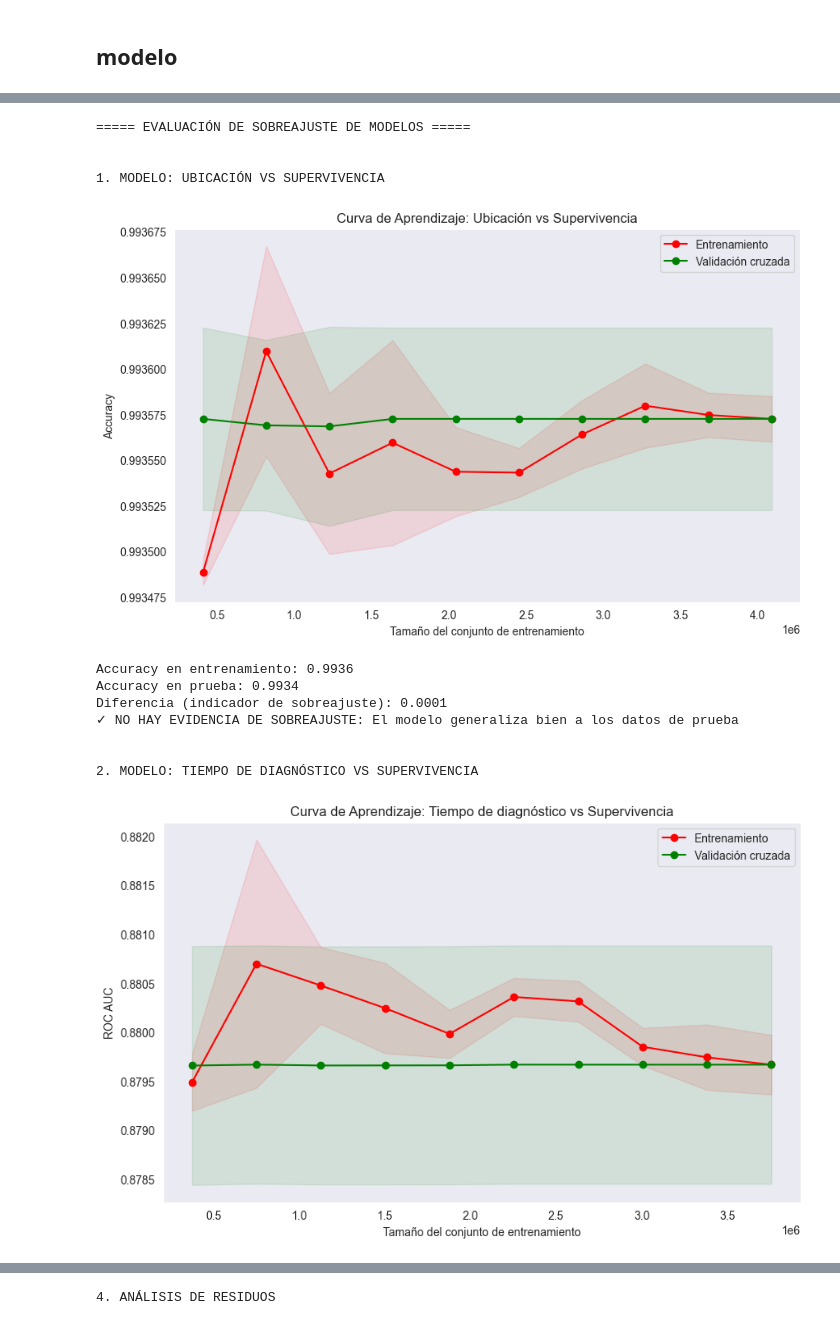
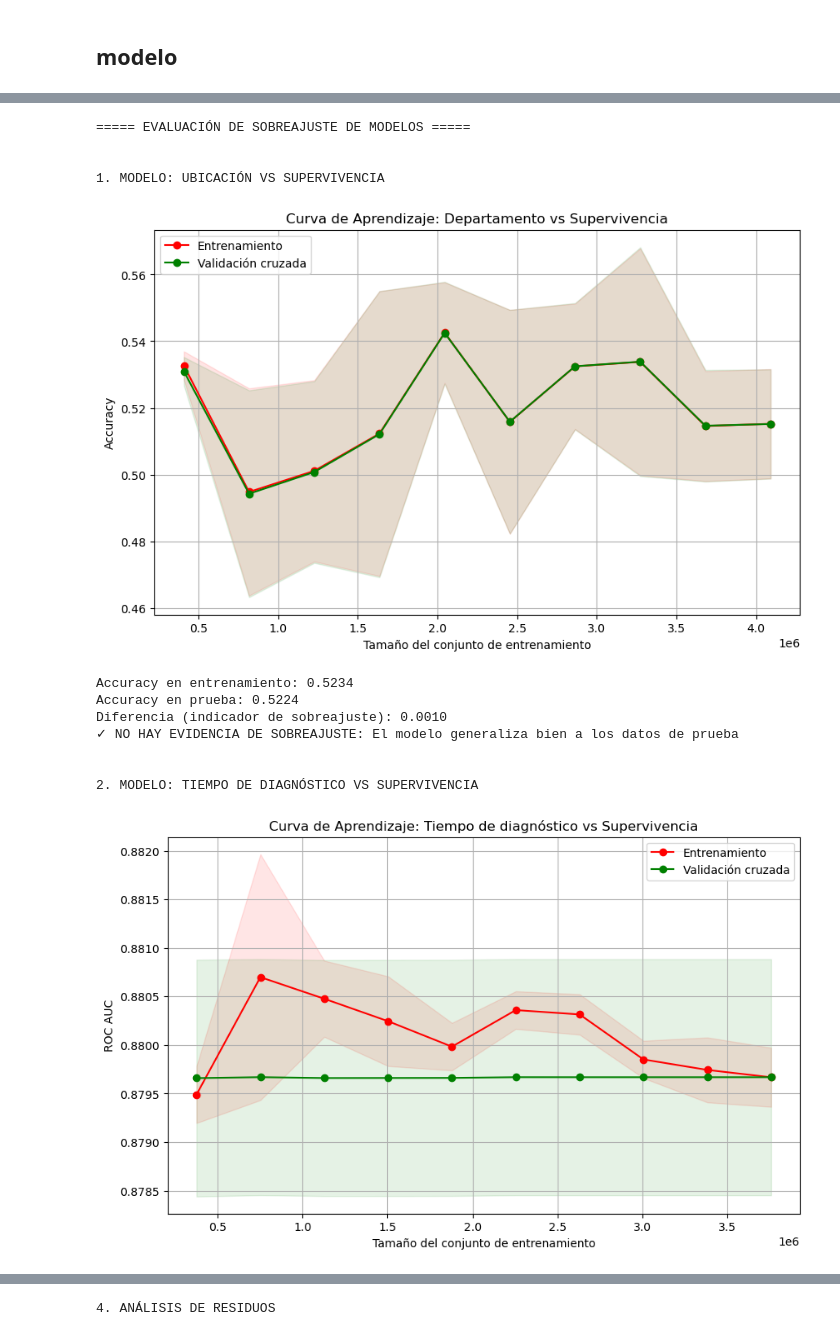
Before and after one commit to AGGE82/AnaliticProject, a Jupyter notebook: project.ipynb, the cells around one changed output, grey strips where cells are left out. Cells and saved outputs as stored; diff of their text form; code cells hidden in the pictures.

Commit message:
correccion ubicacion

```diff
--- a/project.ipynb
+++ b/project.ipynb
@@ -122,7 +122,7 @@ Pertenencia étnica               2156
 dias_diagnostico               508037
 dtype: int64
 # %%
-categorical_columns = ['Ubicación del caso', 'Estado', 'Recuperado', 'Fecha de recuperación', 'Tipo de recuperación']
+categorical_columns = ['Nombre departamento','Nombre municipio', 'Estado', 'Recuperado', 'Fecha de recuperación', 'Tipo de recuperación']
 for col in categorical_columns:
     covid[col] = covid[col].fillna(covid[col].mode()[0])
 # %% [markdown]
@@ -356,15 +359,15 @@ print("===== EVALUACIÓN DE SOBREAJUSTE DE MODELOS =====")
 
 # 1. Modelo de ubicación vs supervivencia
 print("\n\n1. MODELO: UBICACIÓN VS SUPERVIVENCIA")
-covid_ubicacion = covid.dropna(subset=['sobrevivio', 'Ubicación del caso'])
+covid_ubicacion = covid.dropna(subset=['sobrevivio', 'Nombre departamento'])
 
 # Filtrar ubicaciones poco frecuentes
-ubicacion_counts = covid_ubicacion.groupby('Ubicación del caso')['sobrevivio'].agg(['mean', 'count'])
+ubicacion_counts = covid_ubicacion.groupby('Nombre departamento')['sobrevivio'].agg(['mean', 'count'])
 min_samples = 30
 ubicaciones_validas = ubicacion_counts[ubicacion_counts['count'] >= min_samples].index
-covid_ubicacion = covid_ubicacion[covid_ubicacion['Ubicación del caso'].isin(ubicaciones_validas)]
+covid_ubicacion = covid_ubicacion[covid_ubicacion['Nombre departamento'].isin(ubicaciones_validas)]
 
-X_ubicacion = covid_ubicacion['Ubicación del caso'].values.reshape(-1, 1)
+X_ubicacion = covid_ubicacion['Nombre departamento'].values.reshape(-1, 1)
 y_ubicacion = covid_ubicacion['sobrevivio']
 
 # Dividir los datos
@@ -394,7 +397,7 @@ test_std = np.std(test_scores, axis=1)
 
 # Graficar curva de aprendizaje
 plt.figure(figsize=(10, 6))
-plt.title("Curva de Aprendizaje: Ubicación vs Supervivencia")
+plt.title("Curva de Aprendizaje: Departamento vs Supervivencia")
 plt.xlabel("Tamaño del conjunto de entrenamiento")
 plt.ylabel("Accuracy")
 plt.grid()
@@ -605,42 +608,42 @@ plt.semilogx(C_values, train_scores, 'o-', label="Entrenamiento", color='r')
 plt.semilogx(C_values, test_scores, 'o-', label="Prueba", color='g')
 plt.legend()
 plt.xlabel("Parámetro de regularización (C)")
 plt.ylabel("ROC AUC Score")
 plt.title("Efecto de la complejidad en el rendimiento del modelo")
 plt.grid()
 plt.show()
 
 # Mostrar mejor valor de C
 best_c_index = np.argmax(test_scores)
 best_c = C_values[best_c_index]
 print(f"Mejor valor de regularización C: {best_c}")
 print(f"ROC AUC con el mejor C - Entrenamiento: {train_scores[best_c_index]:.4f}, Prueba: {test_scores[best_c_index]:.4f}")
 
 # Conclusión sobre sobreajuste
 print("\n\n===== CONCLUSIÓN =====")
 if abs(train_acc - test_acc) > 0.05 or abs(train_roc_auc - test_roc_auc) > 0.05:
     print("⚠️ Al menos uno de los modelos muestra signos de sobreajuste.")
     print("   Recomendaciones:")
     print("   1. Aumentar la regularización (disminuir el parámetro C)")
     print("   2. Reducir la complejidad del modelo")
     print("   3. Recopilar más datos si es posible")
 else:
     print("✓ Los modelos no muestran evidencia significativa de sobreajuste.")
     print("   Los modelos generalizan bien a los datos no vistos y son adecuados para el análisis.")
 # %% [output]
 ===== EVALUACIÓN DE SOBREAJUSTE DE MODELOS =====
 
 
 1. MODELO: UBICACIÓN VS SUPERVIVENCIA
-[figure, old version]
+[figure, new version]
-Accuracy en entrenamiento: 0.9936
-Accuracy en prueba: 0.9934
-Diferencia (indicador de sobreajuste): 0.0001
+Accuracy en entrenamiento: 0.5234
+Accuracy en prueba: 0.5224
+Diferencia (indicador de sobreajuste): 0.0010
 ✓ NO HAY EVIDENCIA DE SOBREAJUSTE: El modelo generaliza bien a los datos de prueba
 
 
 2. MODELO: TIEMPO DE DIAGNÓSTICO VS SUPERVIVENCIA
-[figure, old version]
+[figure, new version]
 ROC AUC en entrenamiento: 0.8797
 ROC AUC en prueba: 0.8809
 Diferencia (indicador de sobreajuste): 0.0012
```
Also changed, not shown: parts of 3 cells of this notebook, 1 other file.
